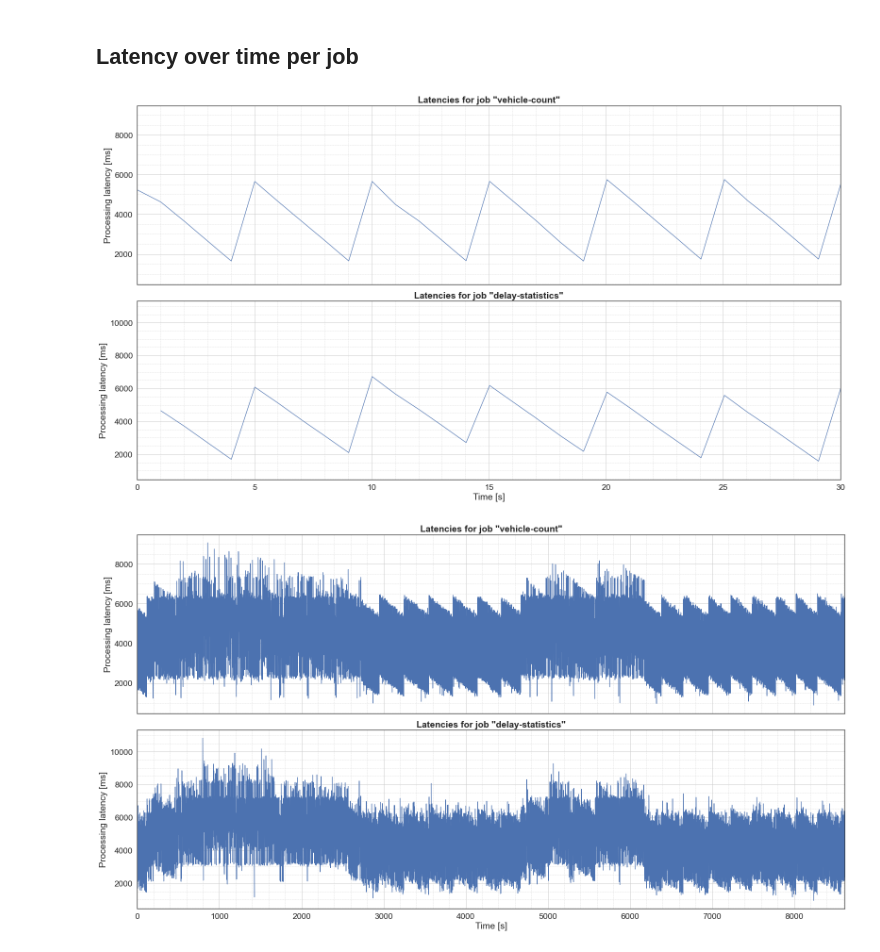
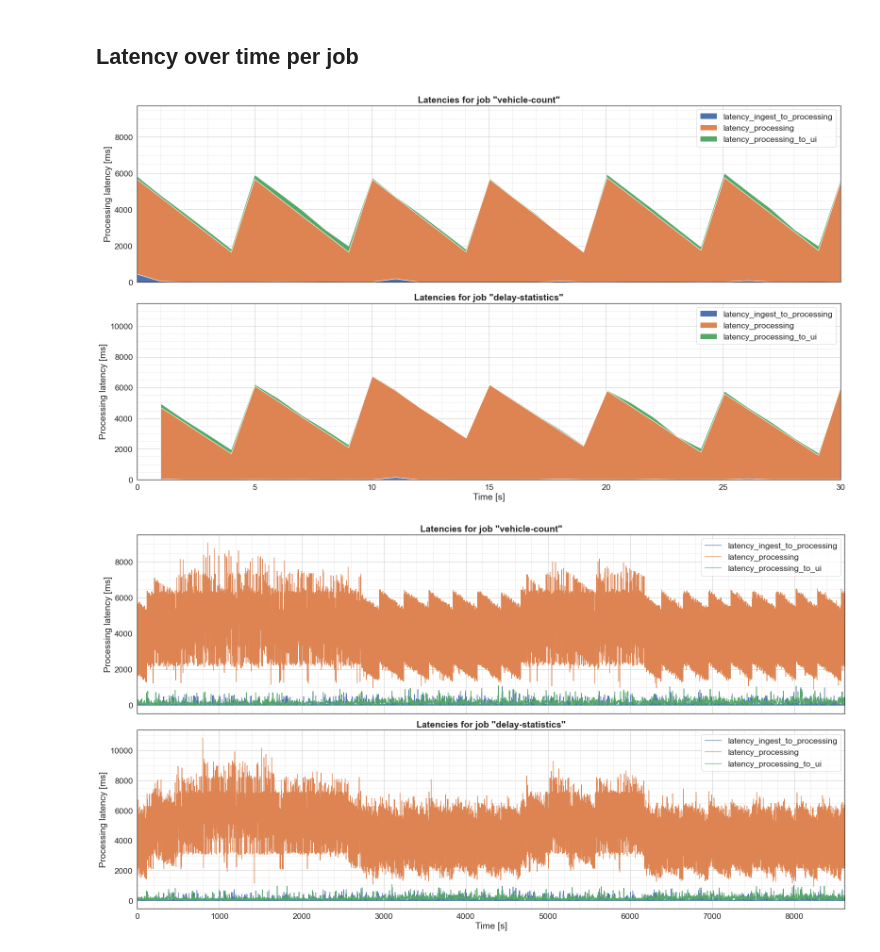
Before and after one commit to DominikStiller/ptinsight, a Jupyter notebook: app/latencytracker/analysis.ipynb, the cells around one changed output. Drawn from its saved outputs; the diff is of its cells as text; code cells hidden in the pictures.

Commit message:
Show latencies in stacked plot

```diff
--- a/app/latencytracker/analysis.ipynb
+++ b/app/latencytracker/analysis.ipynb
@@ -22,14 +22,17 @@ sb.set(
 )
 # %%
 def add_time(data):
+    """Add time column starting at 0 s based on the first timestamp"""
     data.sort_values("ingress_ingestion_timestamp", inplace=True)
     data.reset_index(inplace=True)
     data["t"] = (data["ingress_ingestion_timestamp"] - data["ingress_ingestion_timestamp"][0]) / 1000
 
 def select_job(job):
+    """Get all rows for a specific job"""
     return data[data["job"] == job]
 
 def format(axs=None, space_factor=1):
+    """Format the plot using the common style"""
     if axs is None:
         axs = [plt.gca()]
     for ax in axs:
@@ -42,5 +45,6 @@ def format(axs=None, space_factor=1):
     plt.tight_layout(0.1, .4*space_factor, .4*space_factor)
 
 def save(name, format="png"):
+    """Save the plot to the plots folder"""
     os.makedirs("plots", exist_ok=True)
     plt.savefig(f'plots/plot_{name}.{format}')
@@ -52,10 +58,11 @@ calculate_latencies(data)
 jobs = pd.unique(data["job"])
 n_jobs = len(jobs)
 latency_cols = [col for col in data if col.startswith("latency")]
+latency_cols_no_e2e = [col for col in latency_cols if not "end_to_end" in col]
 # %% [markdown]
 ## Descriptive statistics of latencies per job
 # %%
 for job in jobs:
-    print(f"Job: {job}")
+    display(Markdown(f"#### Job: {job}"))
     display(select_job(job)[latency_cols].describe())
 # %% [output]
@@ -105,24 +112,30 @@ plot_latency_distribution()
 # %%
 def plot_latency_over_time():
     for max_t in [30, int(data["t"].max())]:
         _, axs = plt.subplots(n_jobs, 1, sharex=True, figsize=[22, 6*n_jobs])
 
         for i, job in enumerate(jobs):
             job_data = select_job(job)
             ax = axs[i]
 
-            ax.plot(job_data["t"], job_data["latency_processing"])
+            if max_t <= 60:
+                ax.stackplot(job_data["t"], job_data[latency_cols_no_e2e].T, labels=latency_cols_no_e2e)
+            else:
+                # Stack plot is weird when there are lots of samples, therefore use regular lineplot
+                for col in latency_cols_no_e2e:
+                    ax.plot(job_data["t"], job_data[col], label=col)
 
             ax.set_xlim([0, max_t])
             ax.set_ylabel("Processing latency [ms]")
             ax.set_title(f"Latencies for job \"{job}\"")
+            ax.legend()
             if i+1 == len(jobs):
                 ax.set_xlabel("Time [s]")
 
         format(axs, space_factor=2)
         save(f"latency_trend_{max_t}")
 
 plot_latency_over_time()
 # %% [output]
-[figure, old version]
+[figure, new version]
-[figure, old version]
+[figure, new version]
```
Also changed, not shown: parts of 3 cells of this notebook.
